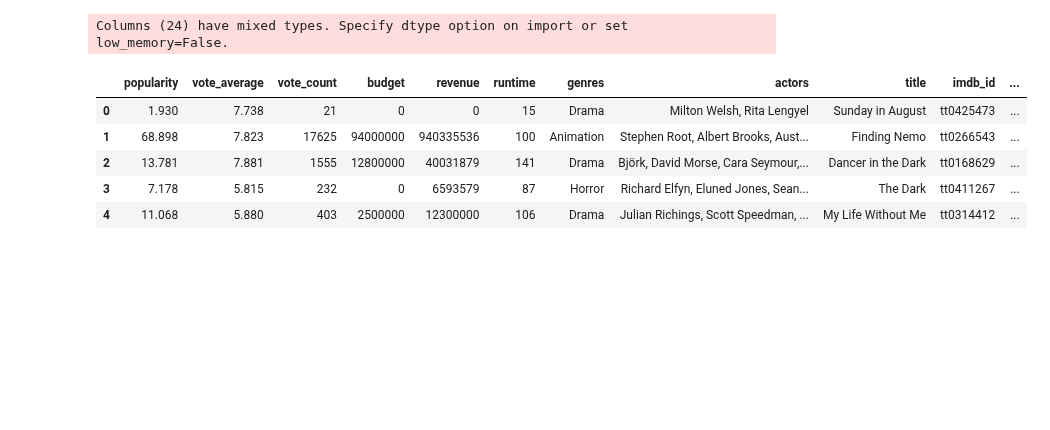
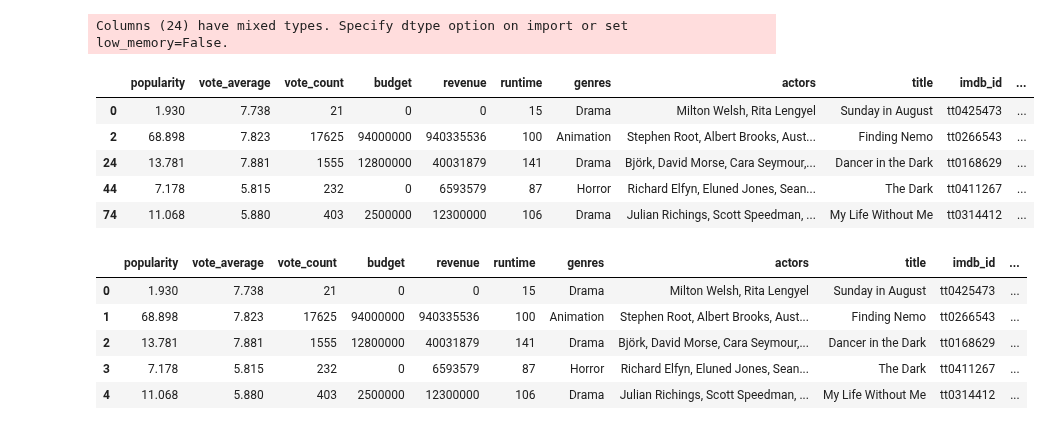
Before and after one commit to aurelieDANIEL2003/projet2_AAA, a Jupyter notebook: Recommendation_b.ipynb, the cells around one changed output. Drawn from its saved outputs; the diff is of its cells as text; code cells hidden in the pictures; blank space fills up the shorter version.

```diff
--- a/Recommendation_b.ipynb
+++ b/Recommendation_b.ipynb
@@ -134,6 +142,15 @@ df_filtered_new['actors'] = df_filtered_new['actors'].apply(lambda x: set(x))
 df_filtered_new['actors'] = df_filtered_new['actors'].apply(lambda x: str(x).replace('{','').replace('}',''))
 df_filtered_new['actors'] = df_filtered_new['actors'].apply(lambda x: str(x).replace("'",'').replace("'",''))
 #df_filtered_new['actors'] = df_filtered_new['actors'].apply(lambda x: str(x).split(','))
+# %%
+df_filtered_new.head()
+# %% [output]
+|  | popularity | vote_average | vote_count | budget | revenue | runtime | genres | actors | title | imdb_id | ... |
+| 0 | 1.930 | 7.738 | 21 | 0 | 0 | 15 | Drama | Milton Welsh, Rita Lengyel | Sunday in August | tt0425473 | ... |
+| 2 | 68.898 | 7.823 | 17625 | 94000000 | 940335536 | 100 | Animation | Stephen Root, Albert Brooks, Aust... | Finding Nemo | tt0266543 | ... |
+| 24 | 13.781 | 7.881 | 1555 | 12800000 | 40031879 | 141 | Drama | Björk, David Morse, Cara Seymour,... | Dancer in the Dark | tt0168629 | ... |
+| 44 | 7.178 | 5.815 | 232 | 0 | 6593579 | 87 | Horror | Richard Elfyn, Eluned Jones, Sean... | The Dark | tt0411267 | ... |
+| 74 | 11.068 | 5.880 | 403 | 2500000 | 12300000 | 106 | Drama | Julian Richings, Scott Speedman, ... | My Life Without Me | tt0314412 | ... |
 # %%
 # on les met dans un fichier plus court pour la recherche
 df_filtered_new.to_csv(chemin_bd + 'resultat/df_filtered_new.csv', index = False)
```
Also changed, not shown: parts of 4 cells of this notebook, 2 other files.
